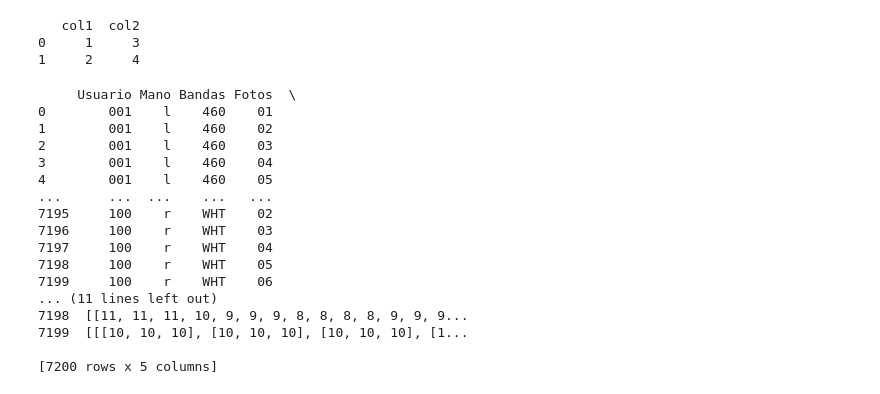
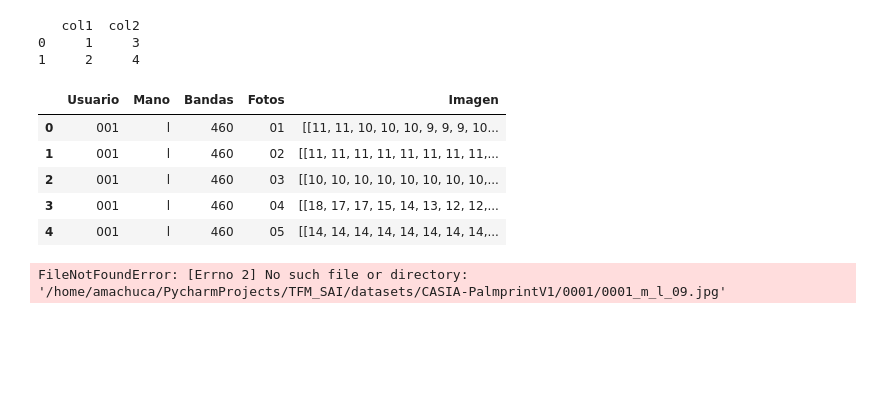
Before and after one commit to nonodev96/RNA_SI, a Jupyter notebook: scripts/test.ipynb, the cells around one changed output. Drawn from its saved outputs; the diff is of its cells as text; code cells hidden in the pictures; blank space fills up the shorter version.

```diff
--- a/scripts/test.ipynb
+++ b/scripts/test.ipynb
@@ -11,64 +18,69 @@ print(df)
 0     1     3
 1     2     4
 # %%
-import numpy as np
-import pandas as pd
-from itertools import product
-from PIL import Image
-
-TFM_PATH = '/home/amachuca/PycharmProjects/TFM_SAI/'
-
-def load_image(row):
-    # Aquí debes proporcionar la lógica para cargar la imagen
-    # Puedes usar la información de 'Usuario', 'Mano', 'Bandas', y 'Fotos' para construir la ruta de la imagen
-    # Por ejemplo, si tus imágenes están en una carpeta llamada 'imagenes', podrías hacer algo como:
+def load_image_casia_multi_spectral_palmprintV1(row):
     ruta_imagen = (
         TFM_PATH
         + f"datasets/CASIA-Multi-Spectral-PalmprintV1/{row['Usuario']}_{row['Mano']}_{row['Bandas']}_{row['Fotos']}.jpg"
     )
-
-    # Cargar la imagen usando Pillow
     imagen = Image.open(ruta_imagen)
-
-    # Convertir la imagen a un array de NumPy (opcional, dependiendo de cómo quieras manejarla)
     imagen_array = np.array(imagen)
-
     return imagen_array
 
 
 def load_casia_multi_spectral_palmprintV1():
     usuarios = [f"{i:03}" for i in range(1, 101)]
     manos = ["l", "r"]
     bandas = [460, 630, 700, 850, 940, "WHT"]
     fotos = [f"{i:02}" for i in range(1, 7)]
-    # Crear el dataframe
     df = pd.DataFrame(
         product(usuarios, manos, bandas, fotos),
         columns=["Usuario", "Mano", "Bandas", "Fotos"],
     )
 
-    df["Imagen"] = df.apply(lambda row: load_image(row), axis=1)
-
-    print(df)
+    df["Imagen"] = df.apply(lambda row: load_image_casia_multi_spectral_palmprintV1(row), axis=1)
+    display(df.head())
 
 
 load_casia_multi_spectral_palmprintV1()
 # %% [output]
-     Usuario Mano Bandas Fotos  \
-0        001    l    460    01
-1        001    l    460    02
-2        001    l    460    03
-3        001    l    460    04
-4        001    l    460    05
-...      ...  ...    ...   ...
-7195     100    r    WHT    02
-7196     100    r    WHT    03
-7197     100    r    WHT    04
-7198     100    r    WHT    05
-7199     100    r    WHT    06
-... (11 lines left out)
-7198  [[11, 11, 11, 10, 9, 9, 9, 8, 8, 8, 8, 9, 9, 9...
-7199  [[[10, 10, 10], [10, 10, 10], [10, 10, 10], [1...
-
-[7200 rows x 5 columns]
+|  | Usuario | Mano | Bandas | Fotos | Imagen |
+| 0 | 001 | l | 460 | 01 | [[11, 11, 10, 10, 10, 9, 9, 9, 10... |
+| 1 | 001 | l | 460 | 02 | [[11, 11, 11, 11, 11, 11, 11, 11,... |
+| 2 | 001 | l | 460 | 03 | [[10, 10, 10, 10, 10, 10, 10, 10,... |
+| 3 | 001 | l | 460 | 04 | [[18, 17, 17, 15, 14, 13, 12, 12,... |
+| 4 | 001 | l | 460 | 05 | [[14, 14, 14, 14, 14, 14, 14, 14,... |
+# %%
+
+def check_file_casia_palmprintV1(row):
+    return os.path.exists(TFM_PATH + f"datasets/CASIA-PalmprintV1/{row['Usuario']}/{row['Usuario']}_{row['Mano']}_{row['Genero']}_{row['Foto']}.jpg"
+    )
+
+
+def load_image_casia_palmprintV1(row):
+    ruta_imagen = TFM_PATH + f"datasets/CASIA-PalmprintV1/{row['Usuario']}/{row['Usuario']}_{row['Mano']}_{row['Genero']}_{row['Foto']}.jpg"
+    imagen = Image.open(ruta_imagen)
+    imagen_array = np.array(imagen)
+    return imagen_array
+
+
+def load_casia_palmprintV1():
+    usuarios = [f"{i:04}" for i in range(1, 313)]
+    genero = ["m", "f"]
+    manos = ["l", "r"]
+    fotos = [f"{i:02}" for i in range(1, 16)]
+    # Crear el dataframe
+    df = pd.DataFrame(
+        product(usuarios, genero, manos, fotos),
+        columns=["Usuario", "Mano", "Genero", "Foto"],
+    )
+    condition = df.apply(lambda row: check_file_casia_palmprintV1(row), axis=1)
+    df_filtrado = df[condition]
+
+    df["Imagen"] = df.apply(lambda row: load_image_casia_palmprintV1(row), axis=1)
+    display(df_filtrado)
+
+load_casia_palmprintV1()
+# %% [output]
+FileNotFoundError: [Errno 2] No such file or directory: '/home/amachuca/PycharmProjects/TFM_SAI/datasets/CASIA-PalmprintV1/0001/0001_m_l_09.jpg'
 # %%
```
Also changed, not shown: parts of 5 cells of this notebook.
